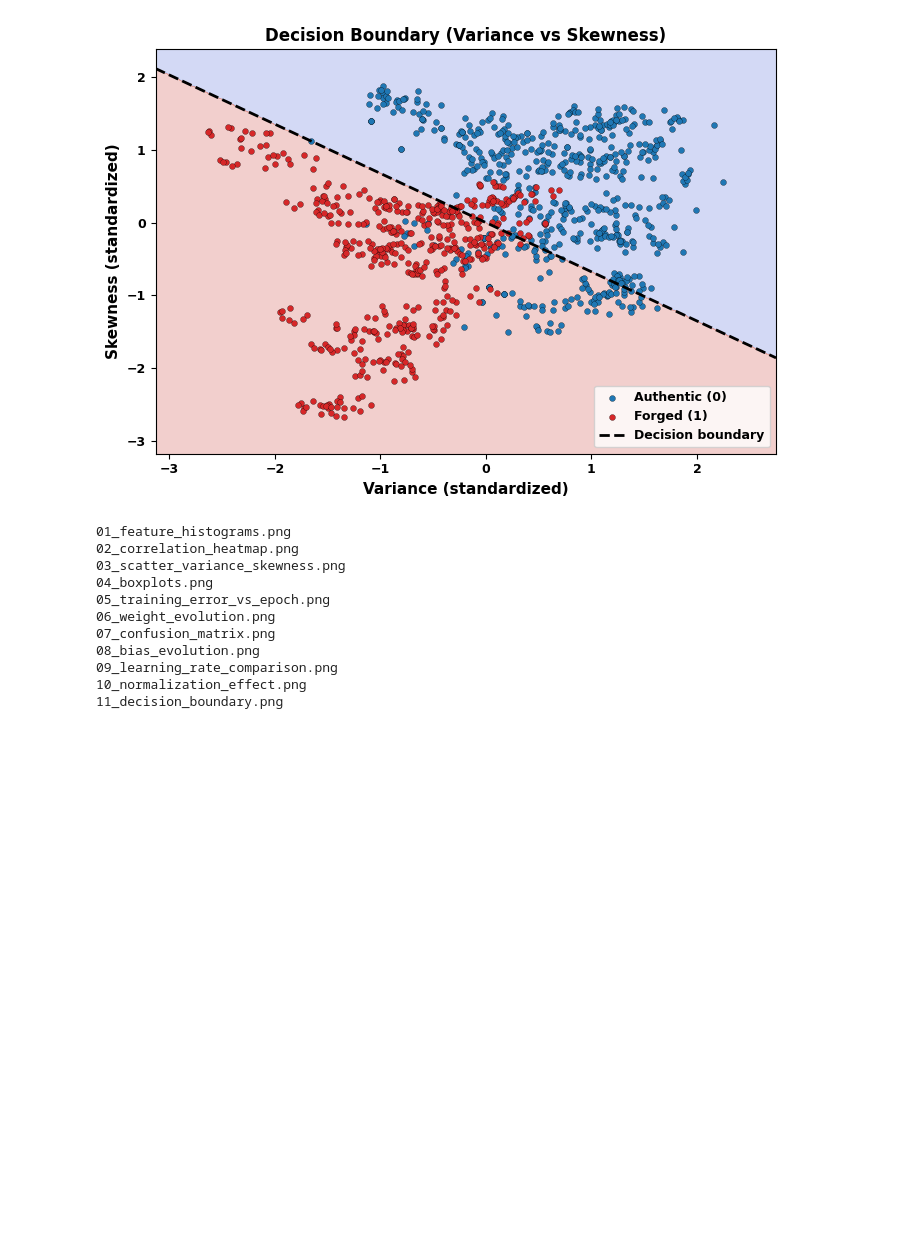
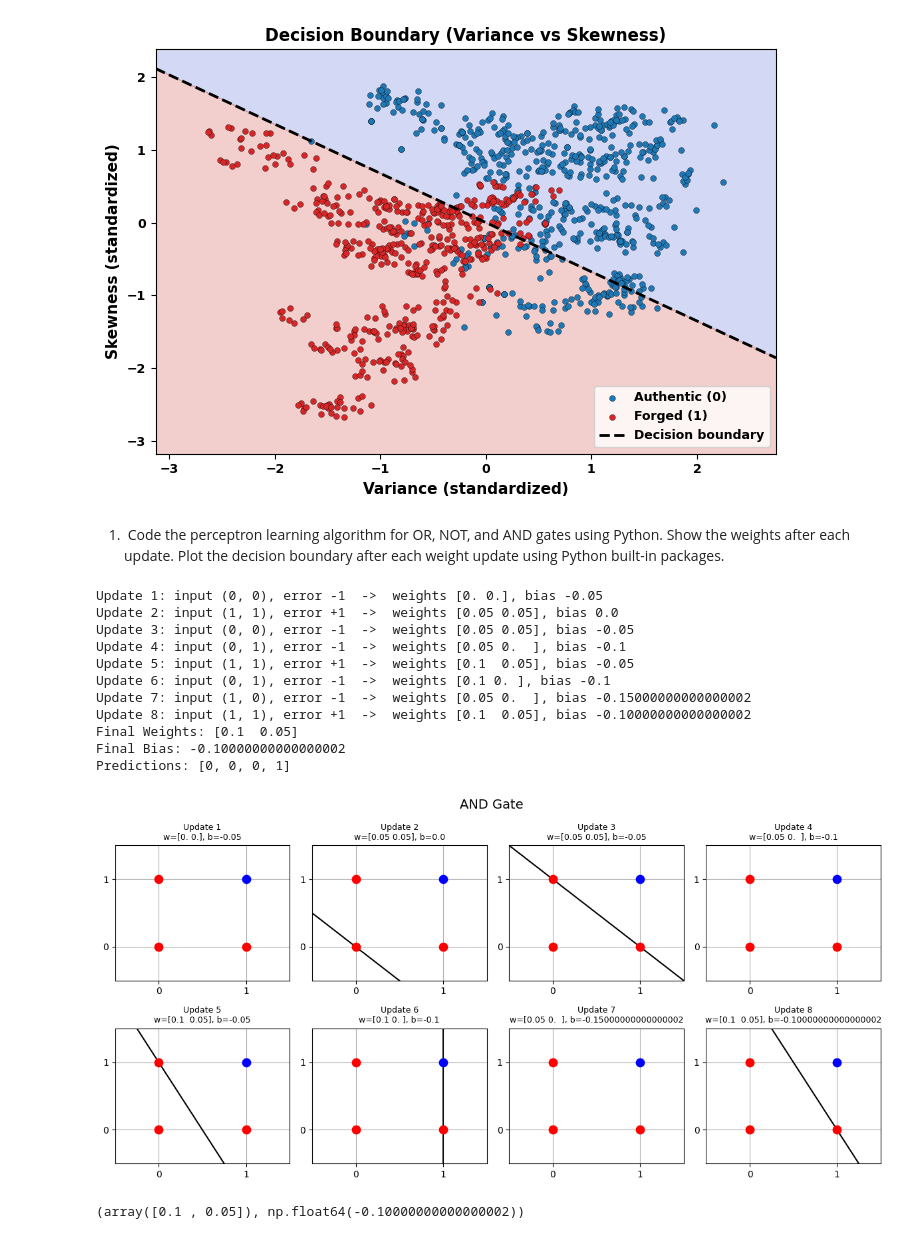
Before and after one commit to nithya1006/Deep-Learning-Laboratory, a Jupyter notebook: Lab 1/DeepLearning_Ex1.ipynb, the cells around one changed output. Saved outputs shown, nothing was run; the diff lists cells and outputs as text; code cells hidden in the pictures; blank space fills up the shorter version.

```diff
--- a/Lab 1/DeepLearning_Ex1.ipynb
+++ b/Lab 1/DeepLearning_Ex1.ipynb
@@ -466,18 +439,5 @@ save_show("11_decision_boundary")
 2-feature perceptron -> weights: [-0.056  -0.0829], bias: -0.0, test accuracy: 0.8364
 Saved -> plots/11_decision_boundary.png
 [figure]
-# %%
-for f in sorted(os.listdir(PLOT_DIR)):
-    print(f)
-# %% [output]
-01_feature_histograms.png
-02_correlation_heatmap.png
-03_scatter_variance_skewness.png
-04_boxplots.png
-05_training_error_vs_epoch.png
-06_weight_evolution.png
-07_confusion_matrix.png
-08_bias_evolution.png
-09_learning_rate_comparison.png
-10_normalization_effect.png
-11_decision_boundary.png
+# %% [markdown]
+1.  Code the perceptron learning algorithm for OR, NOT, and AND gates using Python. Show the weights after each update. Plot the decision boundary after each weight update using Python built-in packages.
@@ -483,0 +519,18 @@ for f in sorted(os.listdir(PLOT_DIR)):
+# %%
+X_and = np.array([[0,0],[0,1],[1,0],[1,1]])
+y_and = np.array([0,0,0,1])
+perceptron_learning(X_and, y_and, title="AND Gate")
+# %% [output]
+Update 1: input (0, 0), error -1  ->  weights [0. 0.], bias -0.05
+Update 2: input (1, 1), error +1  ->  weights [0.05 0.05], bias 0.0
+Update 3: input (0, 0), error -1  ->  weights [0.05 0.05], bias -0.05
+Update 4: input (0, 1), error -1  ->  weights [0.05 0.  ], bias -0.1
+Update 5: input (1, 1), error +1  ->  weights [0.1  0.05], bias -0.05
+Update 6: input (0, 1), error -1  ->  weights [0.1 0. ], bias -0.1
+Update 7: input (1, 0), error -1  ->  weights [0.05 0.  ], bias -0.15000000000000002
+Update 8: input (1, 1), error +1  ->  weights [0.1  0.05], bias -0.10000000000000002
+Final Weights: [0.1  0.05]
+Final Bias: -0.10000000000000002
+Predictions: [0, 0, 0, 1]
+[figure, added]
+(array([0.1 , 0.05]), np.float64(-0.10000000000000002))
```
Also changed, not shown: parts of 8 cells of this notebook, 10 other files.
